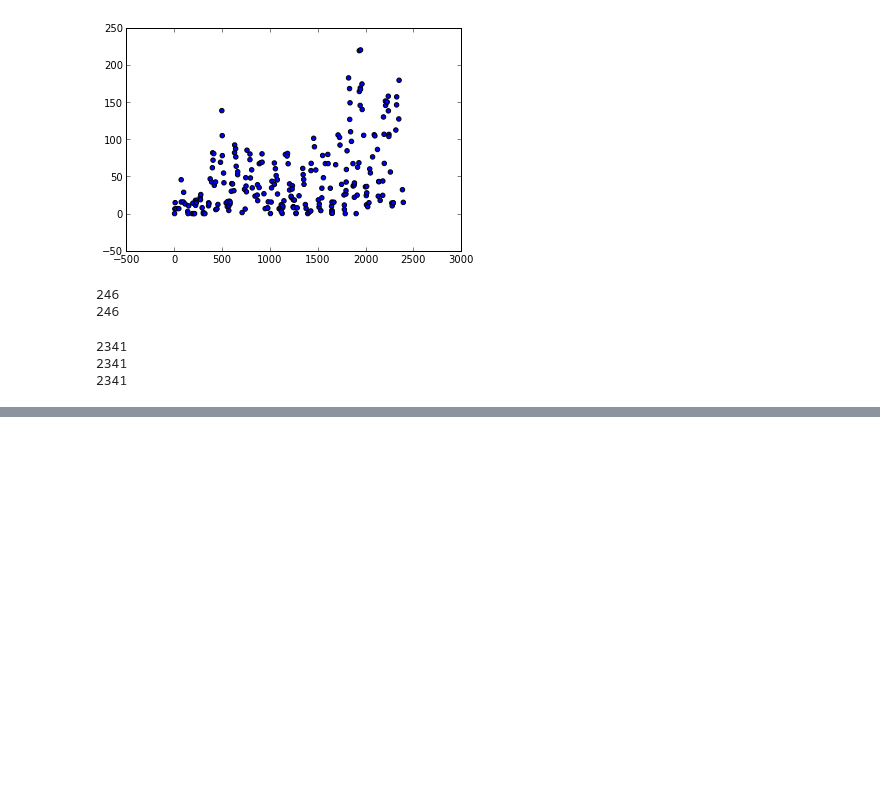
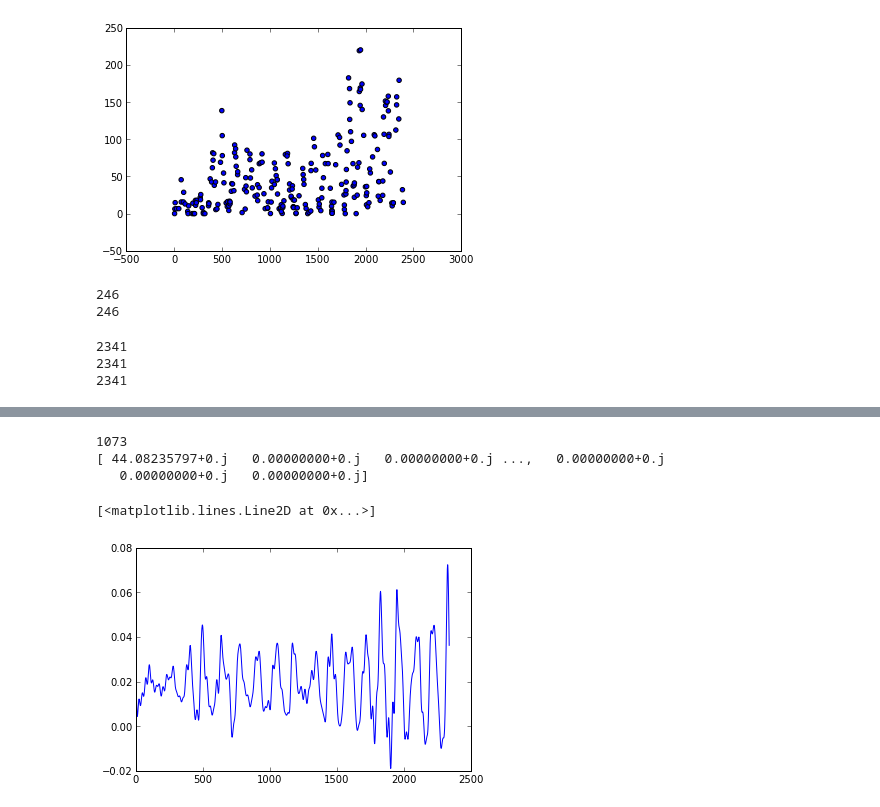
Before and after one commit to MateoJimenez19/Tarea_5-, a Jupyter notebook: Tarea5_2.ipynb, the cells around one changed output, grey strips where cells are left out. Cells and saved outputs as stored; diff of their text form; code cells hidden in the pictures; blank space fills up the shorter version.

```diff
--- a/Tarea5_2.ipynb
+++ b/Tarea5_2.ipynb
@@ -104,0 +122,22 @@ print pot_yl
+# %%
+#punto 2.c
+
+#Para la interpolacion constante z
+#Hacemos 0 todos los valores de xk para k
+index = where((abs(freq_yz) > (1.0/24.0))&(abs(freq_yz<(1.0/240.0))))
+print size(index)
+for i in range (2341):
+    if (abs(freq_yz[i])>(1.0/24.0) or abs(freq_yz[i])<(1.0/240.0) and freq_yz[i] != 0 ):
+        fft_yz[i] = 0
+print fft_yz
+#Calculamos la inversa de fourier para encontrar la serie x'n
+
+xnz = ifft(fft_yz)
+plot(xnz)
+#print(xnz)
+# %% [output]
+1073
+[ 44.08235797+0.j   0.00000000+0.j   0.00000000+0.j ...,   0.00000000+0.j
+   0.00000000+0.j   0.00000000+0.j]
+[<matplotlib.lines.Line2D at 0x...>]
+[figure, added]
```
Also changed, not shown: parts of 14 cells of this notebook, 3 other files.
